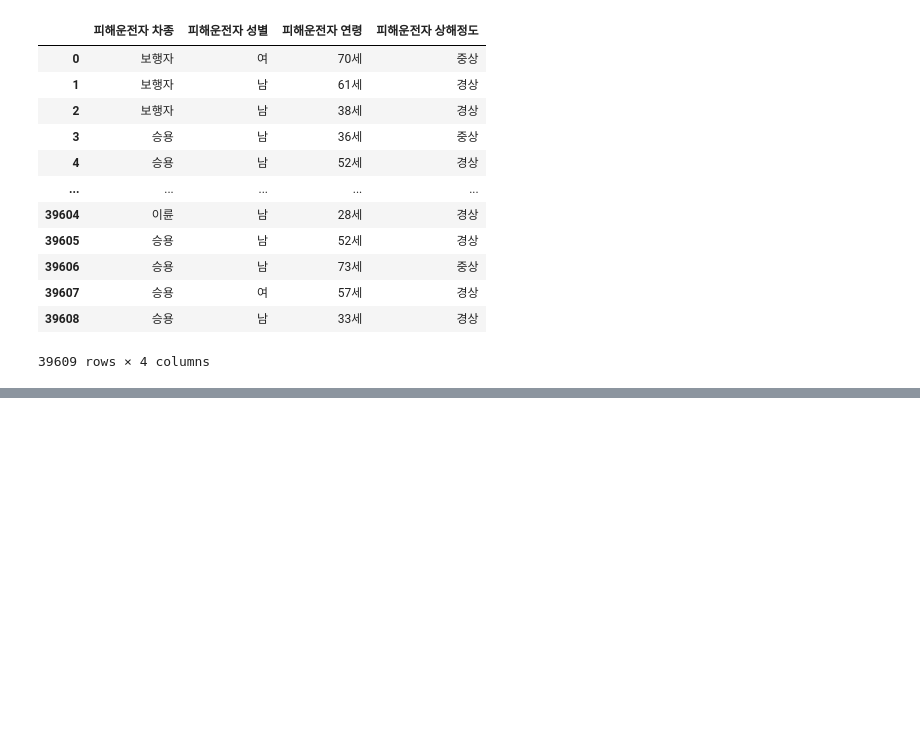
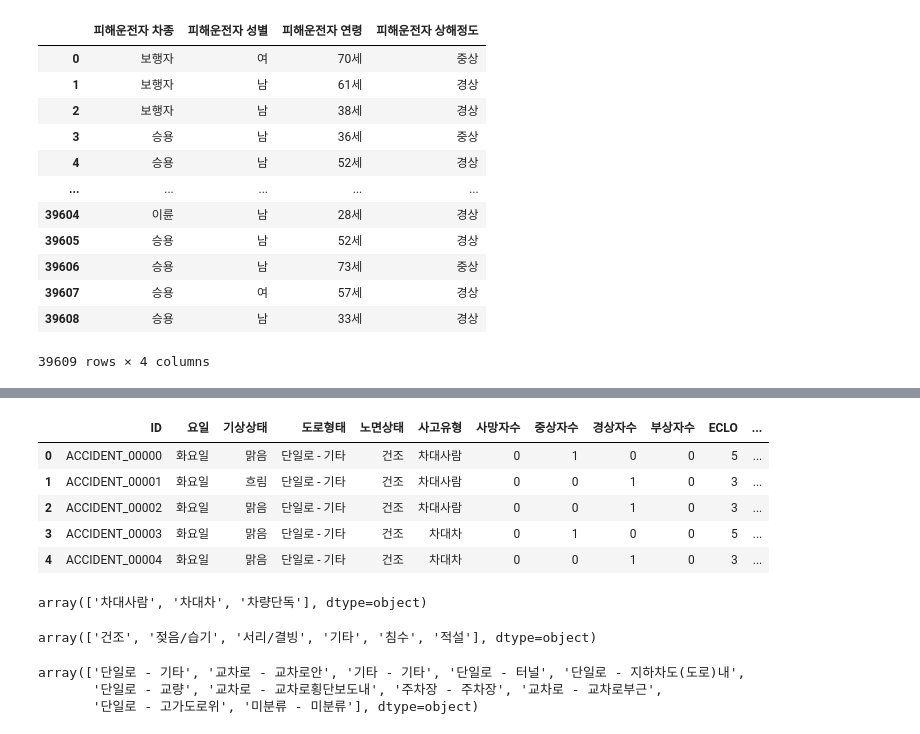
Before and after one commit to cmsk6405/practice, a Jupyter notebook: review/eda.ipynb, the cells around one changed output, grey strips where cells are left out. Cells and saved outputs as stored; diff of their text form; code cells hidden in the pictures; blank space fills up the shorter version.

```diff
--- a/review/eda.ipynb
+++ b/review/eda.ipynb
@@ -111,0 +188,23 @@ df_train.head()
+# %%
+df_train.head()
+# %% [output]
+|  | ID | 요일 | 기상상태 | 도로형태 | 노면상태 | 사고유형 | 사망자수 | 중상자수 | 경상자수 | 부상자수 | ECLO | ... |
+| 0 | ACCIDENT_00000 | 화요일 | 맑음 | 단일로 - 기타 | 건조 | 차대사람 | 0 | 1 | 0 | 0 | 5 | ... |
+| 1 | ACCIDENT_00001 | 화요일 | 흐림 | 단일로 - 기타 | 건조 | 차대사람 | 0 | 0 | 1 | 0 | 3 | ... |
+| 2 | ACCIDENT_00002 | 화요일 | 맑음 | 단일로 - 기타 | 건조 | 차대사람 | 0 | 0 | 1 | 0 | 3 | ... |
+| 3 | ACCIDENT_00003 | 화요일 | 맑음 | 단일로 - 기타 | 건조 | 차대차 | 0 | 1 | 0 | 0 | 5 | ... |
+| 4 | ACCIDENT_00004 | 화요일 | 맑음 | 단일로 - 기타 | 건조 | 차대차 | 0 | 0 | 1 | 0 | 3 | ... |
+# %%
+df_train['사고유형'].unique()
+# %% [output]
+array(['차대사람', '차대차', '차량단독'], dtype=object)
+# %%
+df_train['노면상태'].unique()
+# %% [output]
+array(['건조', '젖음/습기', '서리/결빙', '기타', '침수', '적설'], dtype=object)
+# %%
+df_train['도로형태'].unique()
+# %% [output]
+array(['단일로 - 기타', '교차로 - 교차로안', '기타 - 기타', '단일로 - 터널', '단일로 - 지하차도(도로)내',
+       '단일로 - 교량', '교차로 - 교차로횡단보도내', '주차장 - 주차장', '교차로 - 교차로부근',
+       '단일로 - 고가도로위', '미분류 - 미분류'], dtype=object)
```
Also changed, not shown: parts of 15 cells of this notebook, 3 other files.
